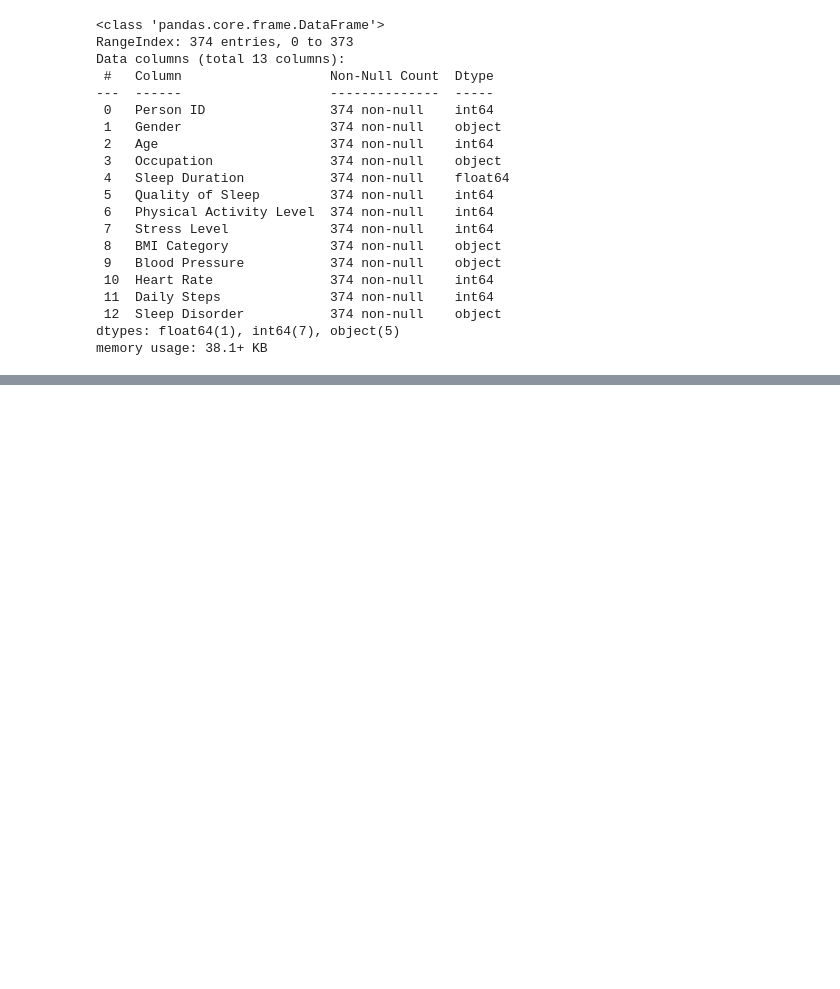
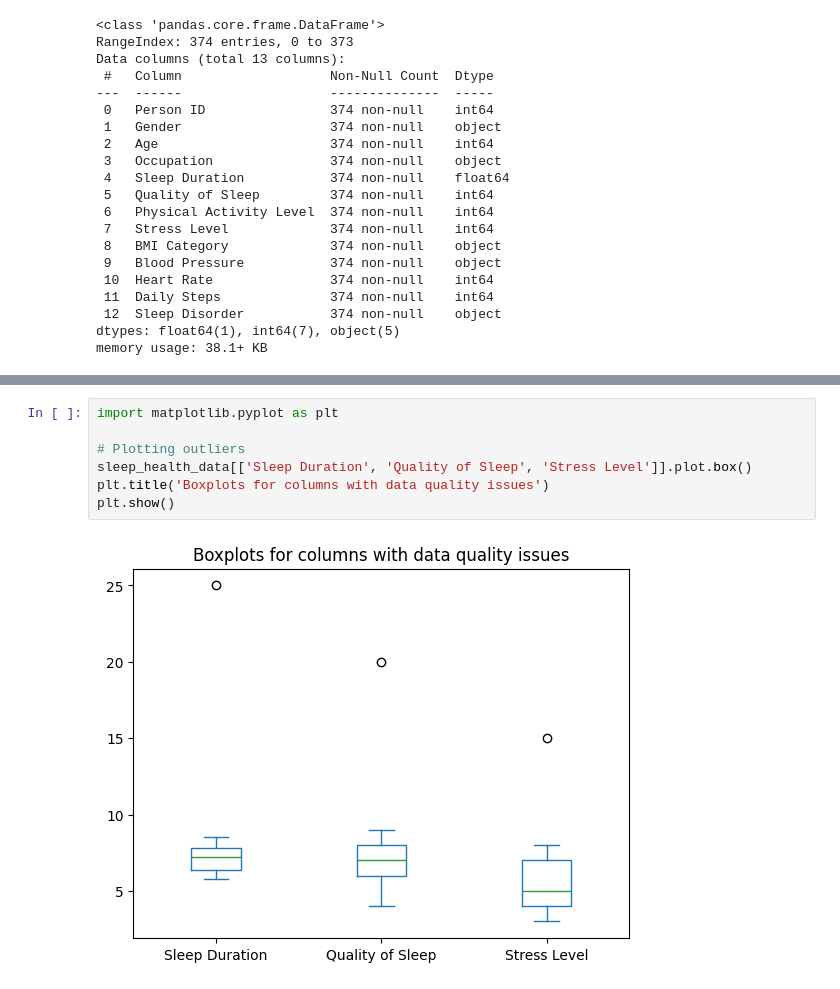
Before and after one commit to dorota-block/datacamp-projects, a Jupyter notebook: good-night-sleep/good-night-sleep.ipynb, the cells around one changed output, grey strips where cells are left out. Saved outputs shown, nothing was run; the diff lists cells and outputs as text; blank space fills up the shorter version.

```diff
--- a/good-night-sleep/good-night-sleep.ipynb
+++ b/good-night-sleep/good-night-sleep.ipynb
@@ -116,0 +151,9 @@ memory usage: 38.1+ KB
+# %%
+import matplotlib.pyplot as plt
+
+# Plotting outliers
+sleep_health_data[['Sleep Duration', 'Quality of Sleep', 'Stress Level']].plot.box()
+plt.title('Boxplots for columns with data quality issues')
+plt.show()
+# %% [output]
+[figure, added]
```
Also changed, not shown: parts of 5 cells of this notebook.
